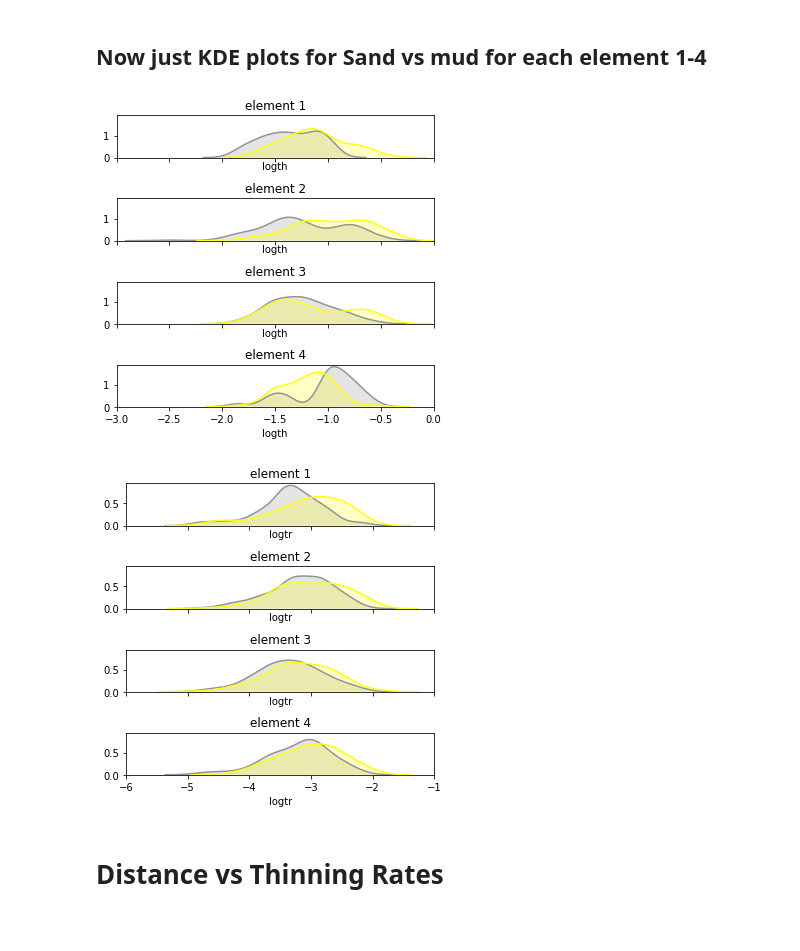
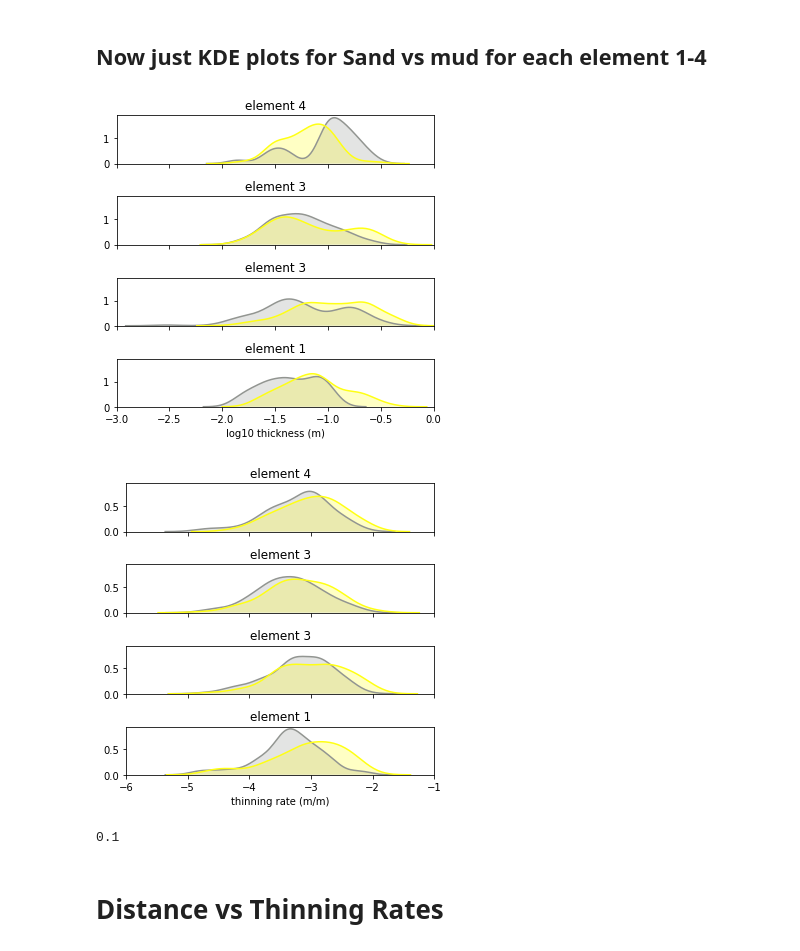
Before and after one commit to zanejobe/KDE-2D, a Jupyter notebook: 2020_NewPlots_PointLoma.ipynb, the cells around one changed output. Drawn from its saved outputs; the diff is of its cells as text; code cells hidden in the pictures.

```diff
--- a/2020_NewPlots_PointLoma.ipynb
+++ b/2020_NewPlots_PointLoma.ipynb
@@ -334,9 +334,6 @@ g4.fig.suptitle('Element 4 sand and mud');
 # %% [markdown]
 ## Now just KDE plots for Sand vs mud for each element 1-4
 # %%
-xlab="thinning rate (cm/m) (data is m/m, but xticklabels are adjusted to cm/m)"
-ylab="thickness (m)"
-
 el1=df[df['el']==1] # element 1
 el2=df[df['el']==2] # element 2
 el3=df[df['el']==3] # element 3
@@ -344,61 +341,76 @@ el4=df[df['el']==4] # element 4
 
 fig, axs = plt.subplots(4,figsize=(5, 5),sharex=True,sharey=True)
 plt.setp(axs, xlim=[-3,0]) # set up x axis
+xlab="log10 thickness (m)"
 
-elnum=el1
+elnum=el4
 sns.distplot(elnum[elnum.lith==0].logth, hist=False, color="xkcd:grey", kde_kws={"shade": True}, ax=axs[0])
 sns.distplot(elnum[elnum.lith==1].logth, hist=False, color="xkcd:yellow", kde_kws={"shade": True}, ax=axs[0])
-axs[0].set_title('element 1')
+axs[0].set_title('element 4')
+axs[0].set_xlabel('')
+
+elnum=el3
+sns.distplot(elnum[elnum.lith==0].logth, hist=False, color="xkcd:grey", kde_kws={"shade": True}, ax=axs[1])
+sns.distplot(elnum[elnum.lith==1].logth, hist=False, color="xkcd:yellow", kde_kws={"shade": True}, ax=axs[1])
+axs[1].set_title('element 3')
+axs[1].set_xlabel('')
 
 elnum=el2
-sns.distplot(elnum[elnum.lith==0].logth, hist=False, color="xkcd:grey", kde_kws={"shade": True}, ax=axs[1])
-sns.distplot(elnum[elnum.lith==1].logth, hist=False, color="xkcd:yellow", kde_kws={"shade": True}, ax=axs[1])
-axs[1].set_title('element 2')
-
-elnum=el3
 sns.distplot(elnum[elnum.lith==0].logth, hist=False, color="xkcd:grey", kde_kws={"shade": True}, ax=axs[2])
 sns.distplot(elnum[elnum.lith==1].logth, hist=False, color="xkcd:yellow", kde_kws={"shade": True}, ax=axs[2])
 axs[2].set_title('element 3')
+axs[2].set_xlabel('')
 
-elnum=el4
+elnum=el1
 sns.distplot(elnum[elnum.lith==0].logth, hist=False, color="xkcd:grey", kde_kws={"shade": True}, ax=axs[3])
 sns.distplot(elnum[elnum.lith==1].logth, hist=False, color="xkcd:yellow", kde_kws={"shade": True}, ax=axs[3])
-axs[3].set_title('element 4')
+axs[3].set_title('element 1')
+axs[3].set_xlabel(xlab)
 
 plt.tight_layout()
 
 #plt.savefig("Elements_1-4_logth" + ".pdf", transparent=True)
 
 #############
 
 fig, axs = plt.subplots(4,figsize=(5, 5),sharex=True,sharey=True)
 plt.setp(axs, xlim=[-6,-1])
+xlab="thinning rate (m/m)"
 
-elnum=el1
+elnum=el4
 sns.distplot(elnum[elnum.lith==0].logtr, hist=False, color="xkcd:grey", kde_kws={"shade": True}, ax=axs[0])
 sns.distplot(elnum[elnum.lith==1].logtr, hist=False, color="xkcd:yellow", kde_kws={"shade": True}, ax=axs[0])
-axs[0].set_title('element 1')
+axs[0].set_title('element 4')
+axs[0].set_xlabel('')
+
+elnum=el3
+sns.distplot(elnum[elnum.lith==0].logtr, hist=False, color="xkcd:grey", kde_kws={"shade": True}, ax=axs[1])
+sns.distplot(elnum[elnum.lith==1].logtr, hist=False, color="xkcd:yellow", kde_kws={"shade": True}, ax=axs[1])
+axs[1].set_title('element 3')
+axs[1].set_xlabel('')
 
 elnum=el2
-sns.distplot(elnum[elnum.lith==0].logtr, hist=False, color="xkcd:grey", kde_kws={"shade": True}, ax=axs[1])
-sns.distplot(elnum[elnum.lith==1].logtr, hist=False, color="xkcd:yellow", kde_kws={"shade": True}, ax=axs[1])
-axs[1].set_title('element 2')
-
-elnum=el3
 sns.distplot(elnum[elnum.lith==0].logtr, hist=False, color="xkcd:grey", kde_kws={"shade": True}, ax=axs[2])
 sns.distplot(elnum[elnum.lith==1].logtr, hist=False, color="xkcd:yellow", kde_kws={"shade": True}, ax=axs[2])
 axs[2].set_title('element 3')
+axs[2].set_xlabel('')
 
-elnum=el4
+elnum=el1
 sns.distplot(elnum[elnum.lith==0].logtr, hist=False, color="xkcd:grey", kde_kws={"shade": True}, ax=axs[3])
 sns.distplot(elnum[elnum.lith==1].logtr, hist=False, color="xkcd:yellow", kde_kws={"shade": True}, ax=axs[3])
-axs[3].set_title('element 4')
+axs[3].set_title('element 1')
+axs[3].set_xlabel(xlab)
 
 plt.tight_layout()
+
 #plt.savefig("Elements_1-4_logtr" + ".pdf", transparent=True)
 # %% [output]
-[figure, old version]
+[figure, new version]
-[figure, old version]
+[figure, new version]
+# %%
+10**-1
+# %% [output]
+0.1
 # %% [markdown]
 # Distance vs Thinning Rates
 # %% [markdown]
```
Also changed, not shown: parts of 1 cell of this notebook.
